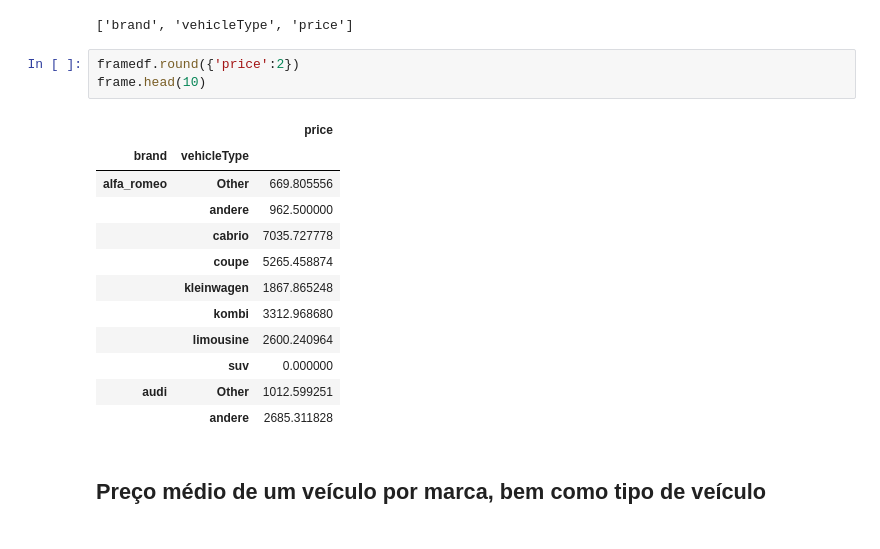
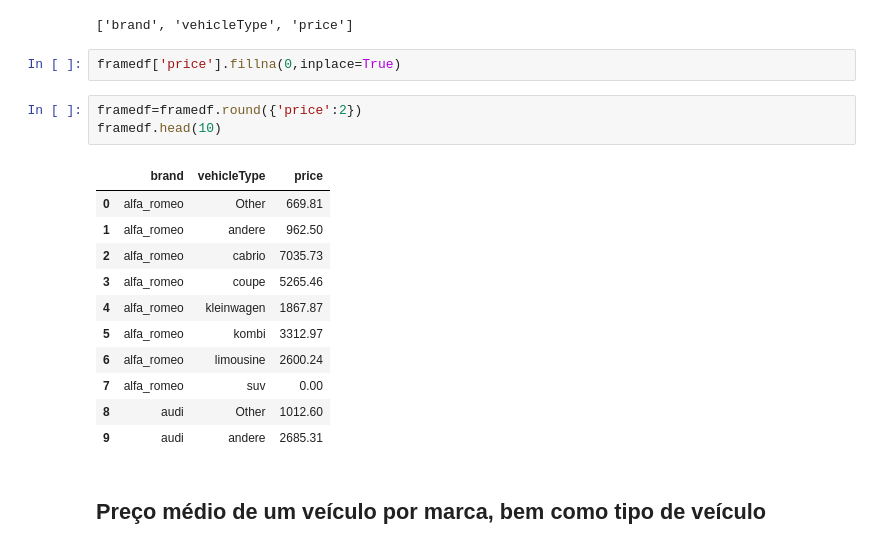
Before and after one commit to BrunoOMelo/Project02-ExploratoryAnalisysAutos, a Jupyter notebook: Mini-Projeto2 - Analise4.ipynb, the cells around one changed output. Saved outputs shown, nothing was run; the diff lists cells and outputs as text.

```diff
--- a/Mini-Projeto2 - Analise4.ipynb
+++ b/Mini-Projeto2 - Analise4.ipynb
@@ -55,22 +55,23 @@ framedf = frame.reset_index()
 list(framedf)
 # %% [output]
 ['brand', 'vehicleType', 'price']
+# %%
+framedf['price'].fillna(0,inplace=True)
 # %%
-framedf.round({'price':2})
-frame.head(10)
+framedf=framedf.round({'price':2})
+framedf.head(10)
 # %% [output]
-|  |  | price |
-| brand | vehicleType |  |
-| alfa_romeo | Other | 669.805556 |
-|  | andere | 962.500000 |
-|  | cabrio | 7035.727778 |
-|  | coupe | 5265.458874 |
-|  | kleinwagen | 1867.865248 |
-|  | kombi | 3312.968680 |
-|  | limousine | 2600.240964 |
-|  | suv | 0.000000 |
-| audi | Other | 1012.599251 |
-|  | andere | 2685.311828 |
+|  | brand | vehicleType | price |
+| 0 | alfa_romeo | Other | 669.81 |
+| 1 | alfa_romeo | andere | 962.50 |
+| 2 | alfa_romeo | cabrio | 7035.73 |
+| 3 | alfa_romeo | coupe | 5265.46 |
+| 4 | alfa_romeo | kleinwagen | 1867.87 |
+| 5 | alfa_romeo | kombi | 3312.97 |
+| 6 | alfa_romeo | limousine | 2600.24 |
+| 7 | alfa_romeo | suv | 0.00 |
+| 8 | audi | Other | 1012.60 |
+| 9 | audi | andere | 2685.31 |
 # %% [markdown]
 ## Preço médio de um veículo por marca, bem como tipo de veículo
 # %%
```
Also changed, not shown: parts of 1 cell of this notebook.
